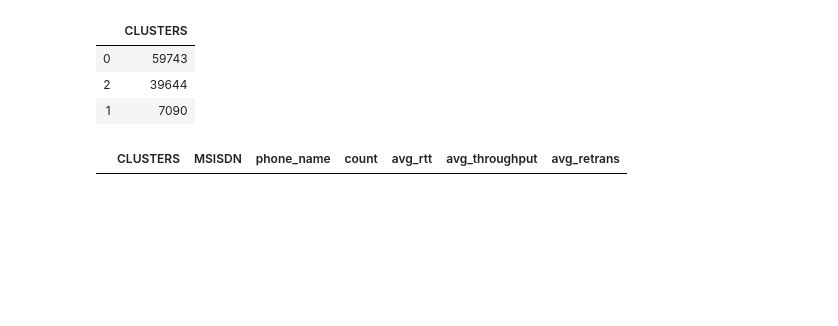
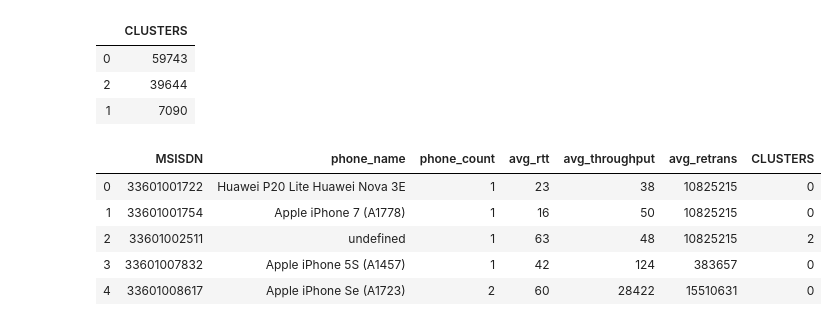
Before and after one commit to bwibokhaabi/Telecomms, a Jupyter notebook: notebooks/Experience Analytics.ipynb, the cells around one changed output. Cells and saved outputs as stored; diff of their text form; code cells hidden in the pictures; blank space fills up the shorter version.

```diff
--- a/notebooks/Experience Analytics.ipynb
+++ b/notebooks/Experience Analytics.ipynb
@@ -294,4 +304,4 @@ array([[    0, 59743],
        [    1,  7090],
        [    2, 39644]], dtype=int64)
 # %%
-data_cluster = pd.DataFrame({'CLUSTERS': labels, 'MSISDN': varieties})
+experience_cluster = pd.DataFrame({'CLUSTERS': labels, 'MSISDN': varieties})
@@ -303,7 +322,12 @@ data_cluster['CLUSTERS'].value_counts().to_frame()
 | 2 | 39644 |
 | 1 | 7090 |
 # %%
-data2 = pd.merge(experience,data_cluster, on='MSISDN')
-data2.head()
+experience2 = pd.merge(experience,data_cluster, on='MSISDN')
+experience2.head()
 # %% [output]
-|  | CLUSTERS | MSISDN | phone_name | count | avg_rtt | avg_throughput | avg_retrans |
+|  | MSISDN | phone_name | phone_count | avg_rtt | avg_throughput | avg_retrans | CLUSTERS |
+| 0 | 33601001722 | Huawei P20 Lite Huawei Nova 3E | 1 | 23 | 38 | 10825215 | 0 |
+| 1 | 33601001754 | Apple iPhone 7 (A1778) | 1 | 16 | 50 | 10825215 | 0 |
+| 2 | 33601002511 | undefined | 1 | 63 | 48 | 10825215 | 2 |
+| 3 | 33601007832 | Apple iPhone 5S (A1457) | 1 | 42 | 124 | 383657 | 0 |
+| 4 | 33601008617 | Apple iPhone Se (A1723) | 2 | 60 | 28422 | 15510631 | 0 |
```
Also changed, not shown: parts of 19 cells of this notebook, 6 other files.
